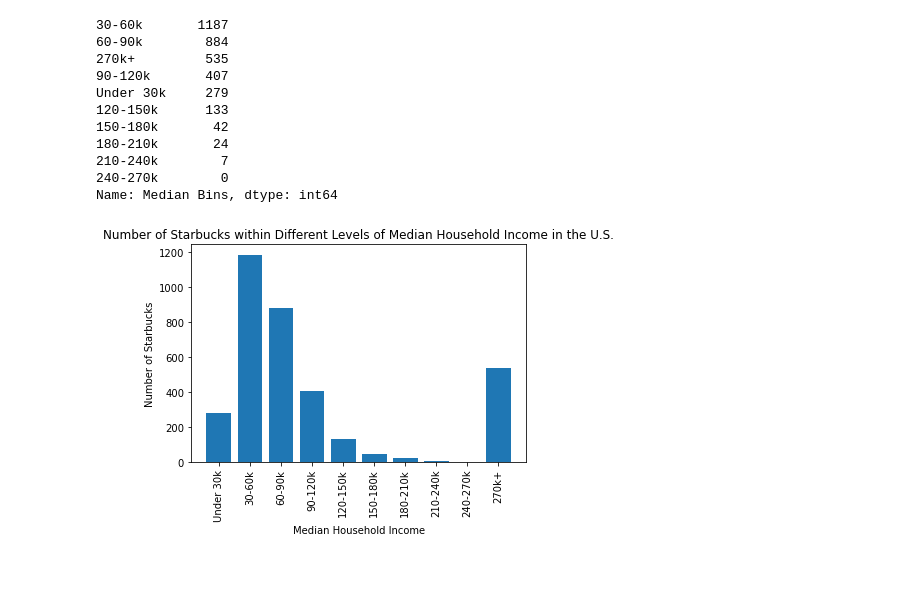
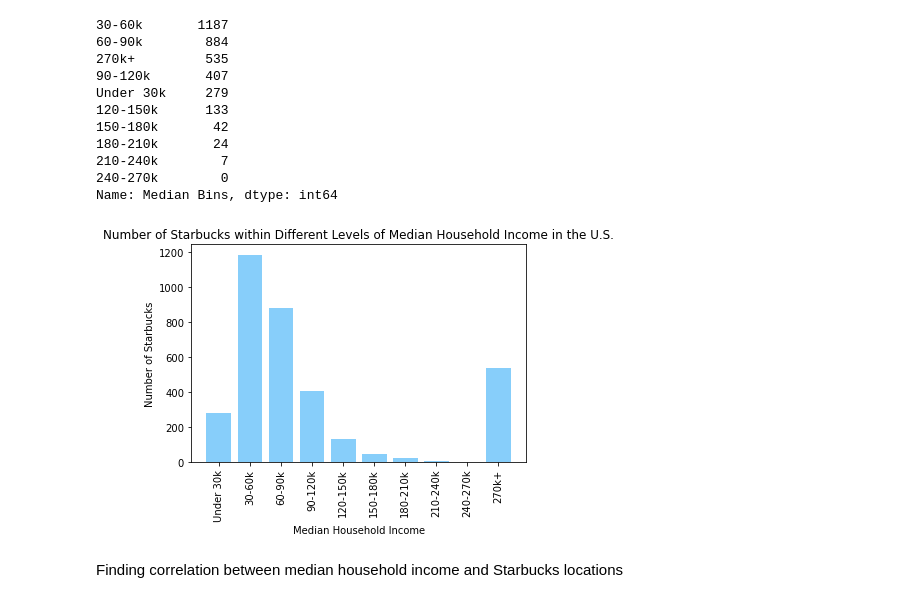
Before and after one commit to AnaLindaPenny/project-one, a Jupyter notebook: StarbucksLocationsVs.HouseholdIncome.ipynb, the cells around one changed output. Saved outputs shown, nothing was run; the diff lists cells and outputs as text; code cells hidden in the pictures; blank space fills up the shorter version.

```diff
--- a/StarbucksLocationsVs.HouseholdIncome.ipynb
+++ b/StarbucksLocationsVs.HouseholdIncome.ipynb
@@ -145,14 +151,16 @@ Name: Median Bins, dtype: int64
 # %%
 median_df = organized_df["Median Bins"].value_counts().sort_index()
 x_axis = np.arange(len(median_df))
-plt.bar(x_axis, median_df)
+plt.bar(x_axis, median_df, color='lightskyblue')
 
 tick_locations = [value for value in x_axis]
 plt.xticks(tick_locations, group_names, rotation=90)
 
 plt.title("Number of Starbucks within Different Levels of Median Household Income in the U.S.")
 plt.xlabel("Median Household Income")
 plt.ylabel("Number of Starbucks")
 plt.show()
 # %% [output]
-[figure, old version]
+[figure, new version]
+# %% [markdown]
+Finding correlation between median household income and Starbucks locations
```
Also changed, not shown: parts of 5 cells of this notebook.
